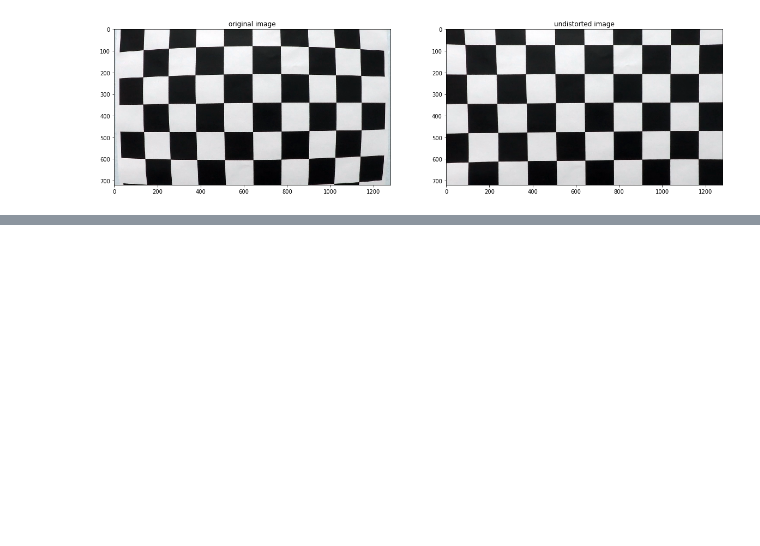
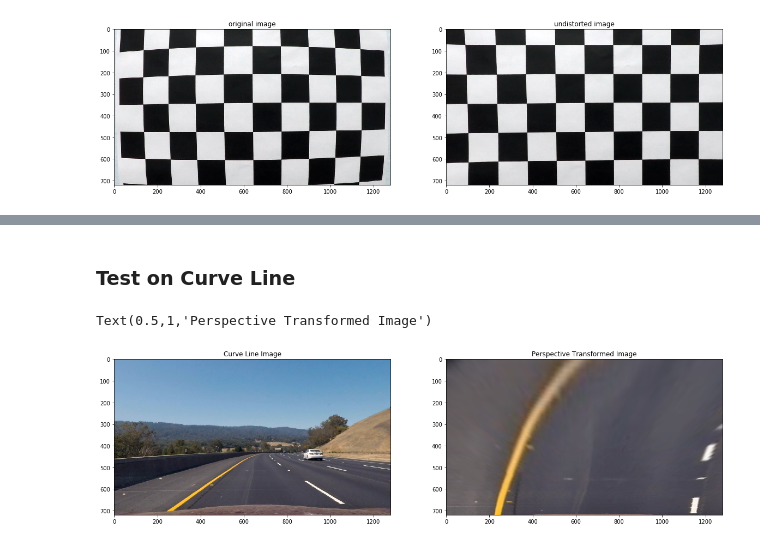
Before and after one commit to XQ-UT/CarND-Advanced-Lane-Lines, a Jupyter notebook: p4.ipynb, the cells around one changed output, grey strips where cells are left out. Saved outputs shown, nothing was run; the diff lists cells and outputs as text; code cells hidden in the pictures; blank space fills up the shorter version.

```diff
--- a/p4.ipynb
+++ b/p4.ipynb
@@ -61,0 +201,18 @@ Text(0.5,1,'undistorted image')
+# %% [markdown]
+### Test on Curve Line
+# %%
+curve_line_img = mpimg.imread('test_images/test3.jpg')
+curve_line_img = undistort_img(curve_line_img)
+
+transformed_img = perspective_transform(curve_line_img)
+
+# Show result
+fig, (ax1, ax2) = plt.subplots(1,2, figsize=(20, 10))
+ax1.imshow(curve_line_img)
+ax1.set_title('Curve Line Image')
+
+ax2.imshow(transformed_img)
+ax2.set_title('Perspective Transformed Image')
+# %% [output]
+Text(0.5,1,'Perspective Transformed Image')
+[figure, added]
```
Also changed, not shown: parts of 25 cells of this notebook.
